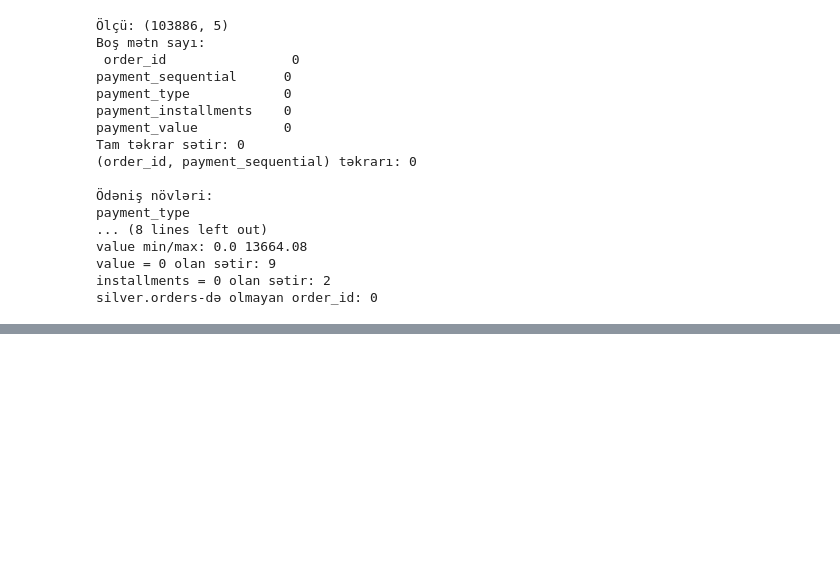
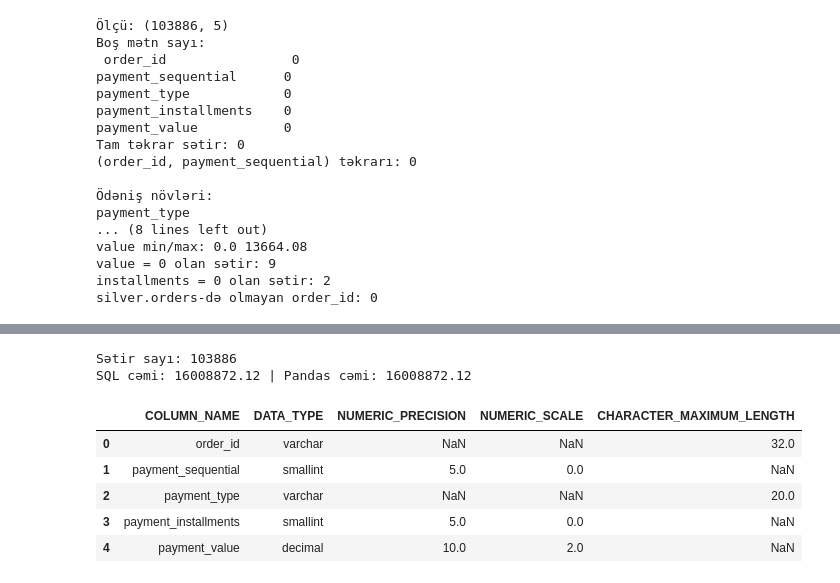
Before and after one commit to abasovmanaf-3267/olist-ecommerce-analytics, a Jupyter notebook: notebooks/02_silver_cleaning/02_silver_a.ipynb, the cells around one changed output, grey strips where cells are left out. Drawn from its saved outputs; the diff is of its cells as text; code cells hidden in the pictures; blank space fills up the shorter version.

```diff
--- a/notebooks/02_silver_cleaning/02_silver_a.ipynb
+++ b/notebooks/02_silver_cleaning/02_silver_a.ipynb
@@ -421,0 +595,20 @@ silver.orders-də olmayan order_id: 0
+# %%
+print("Sətir sayı:", pd.read_sql("SELECT COUNT(*) AS n FROM silver.order_payments", get_engine()).iloc[0, 0])
+sql_sum = pd.read_sql("SELECT SUM(payment_value) AS v FROM silver.order_payments", get_engine()).iloc[0, 0]
+print("SQL cəmi:", sql_sum, "| Pandas cəmi:", round(pay["payment_value"].sum(), 2))
+
+pd.read_sql("""
+SELECT COLUMN_NAME, DATA_TYPE, NUMERIC_PRECISION, NUMERIC_SCALE, CHARACTER_MAXIMUM_LENGTH
+FROM INFORMATION_SCHEMA.COLUMNS
+WHERE TABLE_SCHEMA = 'silver' AND TABLE_NAME = 'order_payments'
+ORDER BY ORDINAL_POSITION
+""", get_engine())
+# %% [output]
+Sətir sayı: 103886
+SQL cəmi: 16008872.12 | Pandas cəmi: 16008872.12
+|  | COLUMN_NAME | DATA_TYPE | NUMERIC_PRECISION | NUMERIC_SCALE | CHARACTER_MAXIMUM_LENGTH |
+| 0 | order_id | varchar | NaN | NaN | 32.0 |
+| 1 | payment_sequential | smallint | 5.0 | 0.0 | NaN |
+| 2 | payment_type | varchar | NaN | NaN | 20.0 |
+| 3 | payment_installments | smallint | 5.0 | 0.0 | NaN |
+| 4 | payment_value | decimal | 10.0 | 2.0 | NaN |
```
Also changed, not shown: parts of 25 cells of this notebook.
